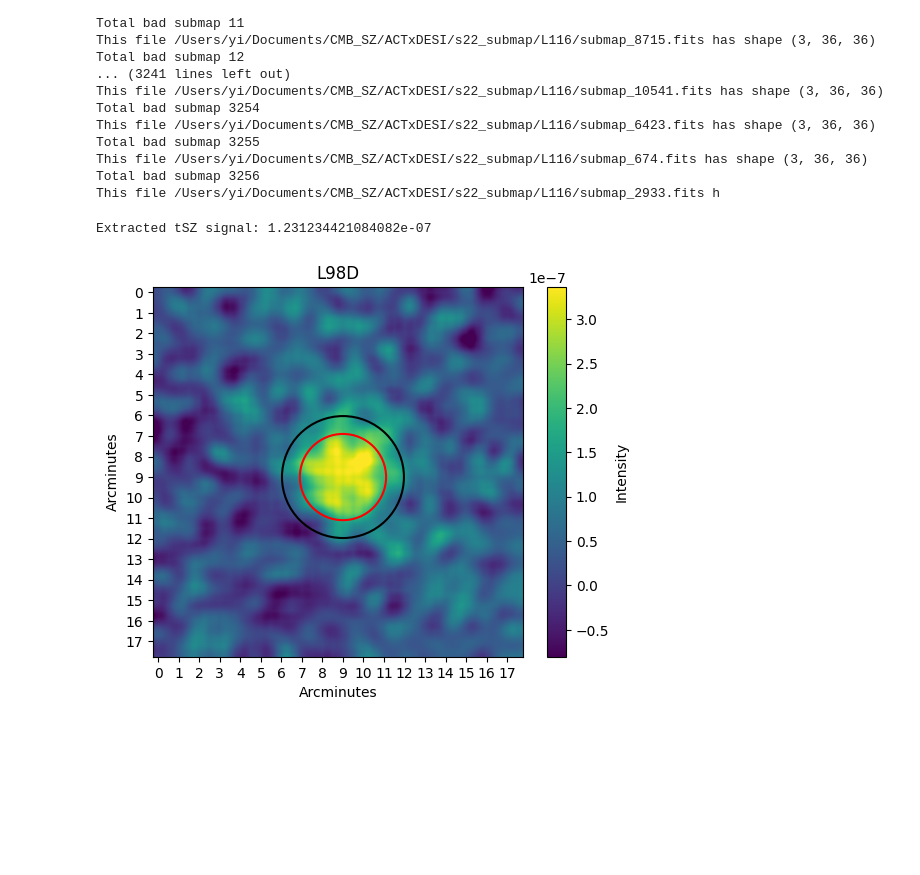
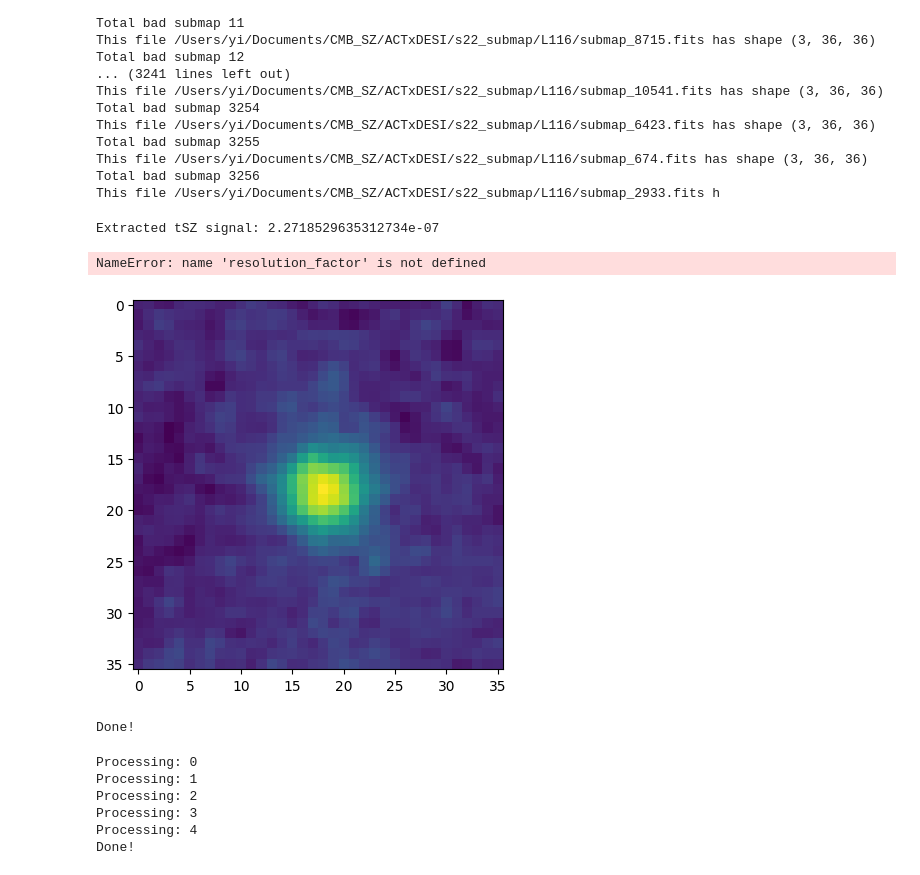
Before and after one commit to EntropYii/ACTxDESI, a Jupyter notebook: trash_can/ACT_DR6_comptonY.ipynb, the cells around one changed output. Saved outputs shown, nothing was run; the diff lists cells and outputs as text; code cells hidden in the pictures; blank space fills up the shorter version.

```diff
--- a/trash_can/ACT_DR6_comptonY.ipynb
+++ b/trash_can/ACT_DR6_comptonY.ipynb
@@ -643,9 +643,20 @@ This file /Users/yi/Documents/CMB_SZ/ACTxDESI/s22_submap/L116/submap_674.fits ha
 This file /Users/yi/Documents/CMB_SZ/ACTxDESI/s22_submap/L116/submap_2933.fits h
 # %%
 import scipy.ndimage
+import argparse
+import numpy as np
+import pandas as pd
+import h5py
+from astropy.io import fits
+import pixell
+from pixell import enmap
+import os
+import matplotlib.pyplot as plt
+
 
 #stacked_map = enmap.read_map("/Users/yi/Documents/CMB_SZ/ACTxDESI/DR15_submap/stacked_map/L98D_stacked.fits")
-stacked_map = enmap.read_map(output_file)
+#stacked_map = enmap.read_map(output_file)
+stacked_map = enmap.read_map("/Users/yi/Documents/ACTxDESI_test/stacked_map/L98_stacked.fits")
 #stacked_map = stacked_map[0]
 def circular_mask(h, w,center=None, radius=None):
     if center is None:  # use the middle of the image
@@ -682,7 +693,7 @@ tsz_signal = tsz_signal_inner - tsz_signal_outter_ring
 print(f"Extracted tSZ signal: {tsz_signal}")
 
 # Optionally, plot the masked region
-plt.imshow(stacked_map,cmap='viridis', norm = ImageNormalize(stacked_map, interval=ZScaleInterval()), interpolation="sinc")
+plt.imshow(stacked_map,cmap='viridis')
 #lt.colorbar(label='tSZ signal') vmin =-1.5e-5,
 #plt.contour(mask_outter_ring,colors='red', linewidths=0.5)
 
@@ -692,32 +703,68 @@ circle = plt.Circle(
     (stacked_map.shape[1] // 2, stacked_map.shape[0] // 2),
     radius, color='r', fill=False, linewidth=1.5
 )
 circle_outter = plt.Circle(
     (stacked_map.shape[1] // 2, stacked_map.shape[0] // 2),
     outter_radius, color='black', fill=False, linewidth=1.5
 )
 
 # Add the circle to the plot
 ax = plt.gca()
 ax.add_artist(circle)
 ax.add_artist(circle_outter)
 # Set ticks every 2 pixels by resolution factor
 
 ax.set_xticks(np.arange(0, stacked_map.shape[1], resolution_factor))
 ax.set_yticks(np.arange(0, stacked_map.shape[0], resolution_factor))
 
 # Adjust tick labels to count every 2 pixels as one unit
 ax.set_xticklabels(np.arange(0, stacked_map.shape[1] // 2))
 ax.set_yticklabels(np.arange(0, stacked_map.shape[0] // 2))
 cbar = plt.colorbar(orientation='vertical')
 cbar.set_label('Intensity')
 # Set titles and labels
 plt.title(Bin_name)
 plt.xlabel('Arcminutes')
 plt.ylabel('Arcminutes')
 plt.savefig(f"{base_path_stacking}{Bin_name}_stacked.png")
 # Display the plot
 plt.show()
 # %% [output]
-Extracted tSZ signal: 1.231234421084082e-07
+Extracted tSZ signal: 2.2718529635312734e-07
+NameError: name 'resolution_factor' is not defined
-[figure, old version]
+[figure, new version]
+# %%
+import itertools
+import sys
+import time
+
+def spinning_bar_for_loop(iterable):
+    spinner = itertools.cycle(['-', '\\', '|', '/'])  # Characters for spinning bar
+
+    for item in iterable:
+        # Display the spinner
+        for _ in range(10):  # Spin the bar a few times for each item
+            sys.stdout.write(next(spinner))  # Write the next spinner character
+            sys.stdout.flush()  # Ensure the character appears immediately
+            time.sleep(0.1)  # Controls the spinner's speed
+            sys.stdout.write('\b')  # Move the cursor back to overwrite the spinner
+
+        # Simulate processing for each item
+        #print(f"Processing: {item}")
+        time.sleep(0.5)  # Simulate some work time
+
+    #sys.stdout.write("Done!\n")  # Print completion message
+
+# Example usage with a range of numbers
+spinning_bar_for_loop(range(5))
+# %% [output]
+Done!
+# %%
+spinning_bar_for_loop(range(5))
+# %% [output]
+Processing: 0
+Processing: 1
+Processing: 2
+Processing: 3
+Processing: 4
+Done!
```
Also changed, not shown: 7 other files.
